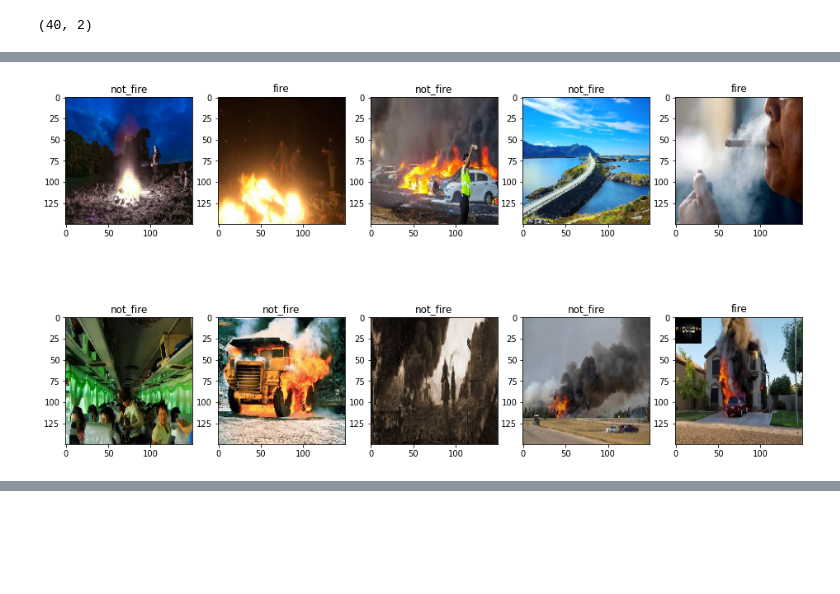
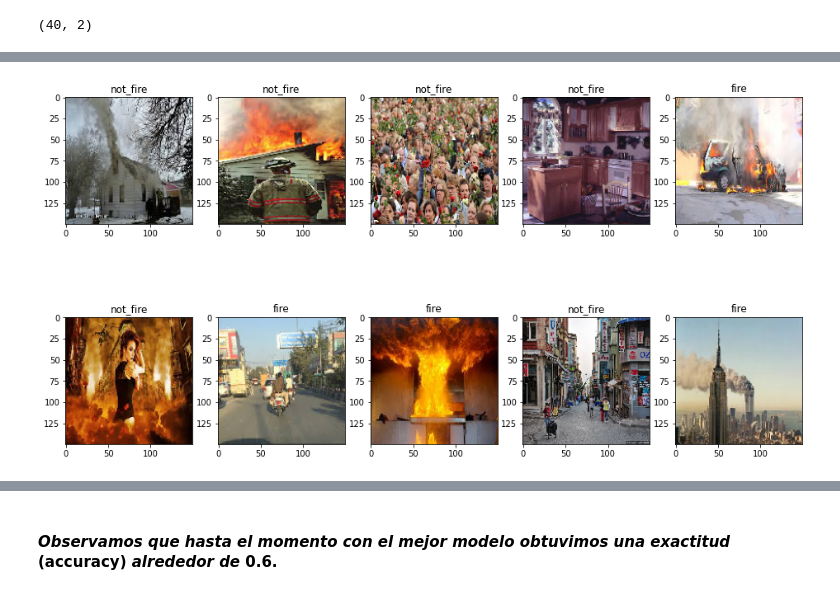
Before and after one commit to eotorresmolina/analytics_python_project, a Jupyter notebook: whats_burning.ipynb, the cells around one changed output, grey strips where cells are left out. Saved outputs shown, nothing was run; the diff lists cells and outputs as text; code cells hidden in the pictures; blank space fills up the shorter version.

Commit message:
Best Model Update
Falta corregir tema de accuracy de validación y ver si se puede ajustar un poco para obtener un mejor modelo.

```diff
--- a/whats_burning.ipynb
+++ b/whats_burning.ipynb
@@ -693,7 +693,7 @@ Found 3152 images belonging to 2 classes.
 # %%
 # Gráficamos el accuracy de train y de validation en
 # función de las epocas
-fig1 = plt.figure(figsize=(10, 10))
+fig1 = plt.figure(figsize=(11, 11))
 
 ax = fig1.add_subplot(3, 1, 1)
 epoch_count = range(1, len(history1.history['accuracy']) + 1)
@@ -814,0 +815,6 @@ Accuracy Score del Modelo 3: 0.475
+# %%
+# Obtengo el mejor modelo.
+index = np.where(accuracys==np.max(accuracys))
+best_model_index = index[0][0]
+best_model = models[best_model_index]
+best_y_hat = y_hat[best_model_index]
@@ -819,18 +839,21 @@ Accuracy Score del Modelo 3: 0.475
          width=1000 aling="middle">
 </div>
 # %%
+# Observamos las 10 primeras imágenes del batch.
 fig = plt.figure(figsize=(16, 9))
 for i in range(10):
   ax = fig.add_subplot(2, 5, i+1)
   ax.imshow(batch_test[i])
-  tipo_clase = y_hat[2][i]
+  tipo_clase = best_y_hat[i]
   ax.set_title(index_to_classes[tipo_clase])
 plt.show()
 # %% [output]
-[figure, old version]
+[figure, new version]
 # %% [markdown]
 # Conclusiones.
 <div align="center">
     <img src="https://github.com/eotorresmolina/analytics_python/blob/main/images/Pipeline7.png?raw=true"
          width=1000 aling="middle">
 </div>
+# %% [markdown]
+#### *Observamos que hasta el momento con el mejor modelo obtuvimos una exactitud* (**accuracy**) *alrededor de* **0.6**.
```
Also changed, not shown: parts of 25 cells of this notebook.
